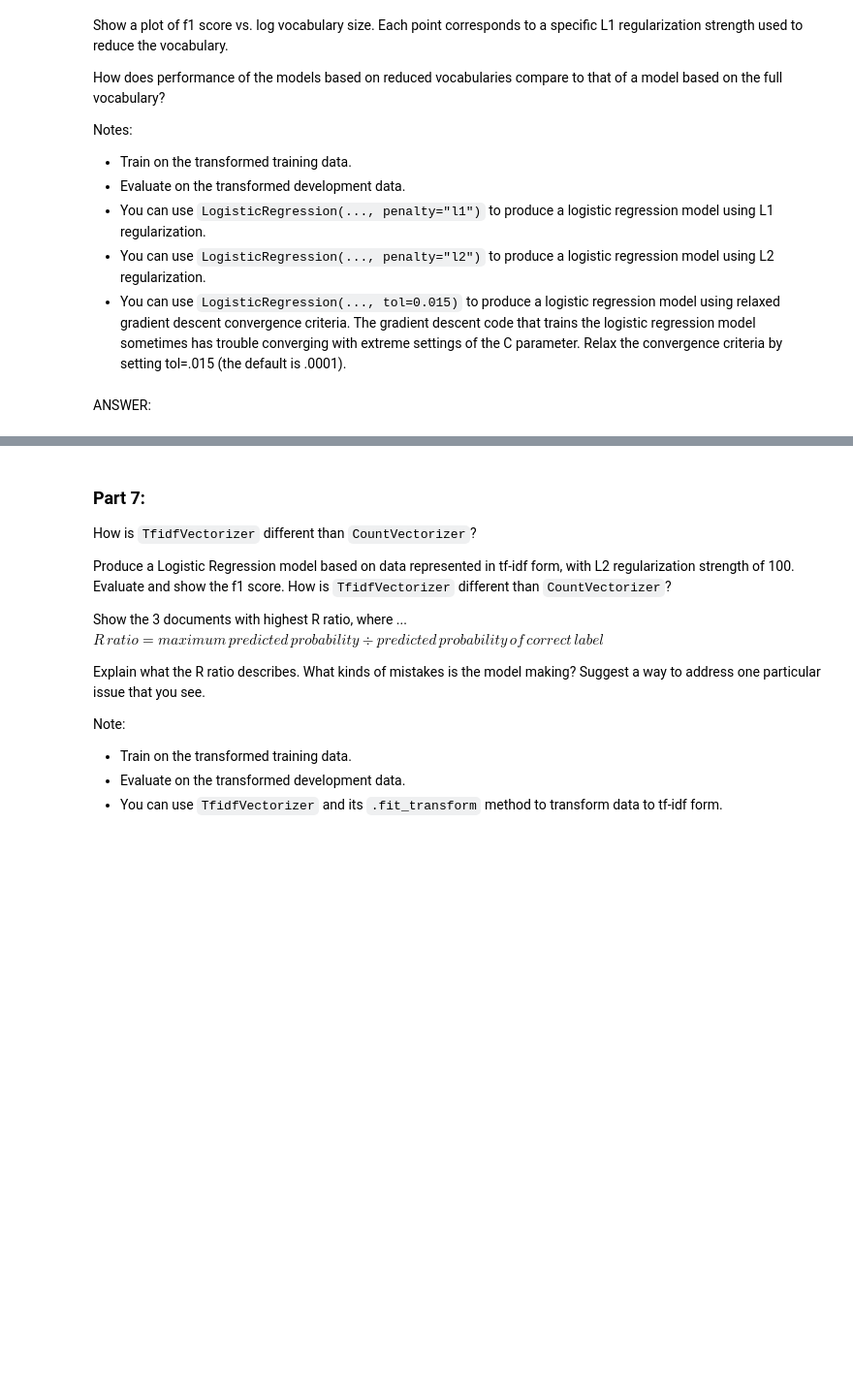
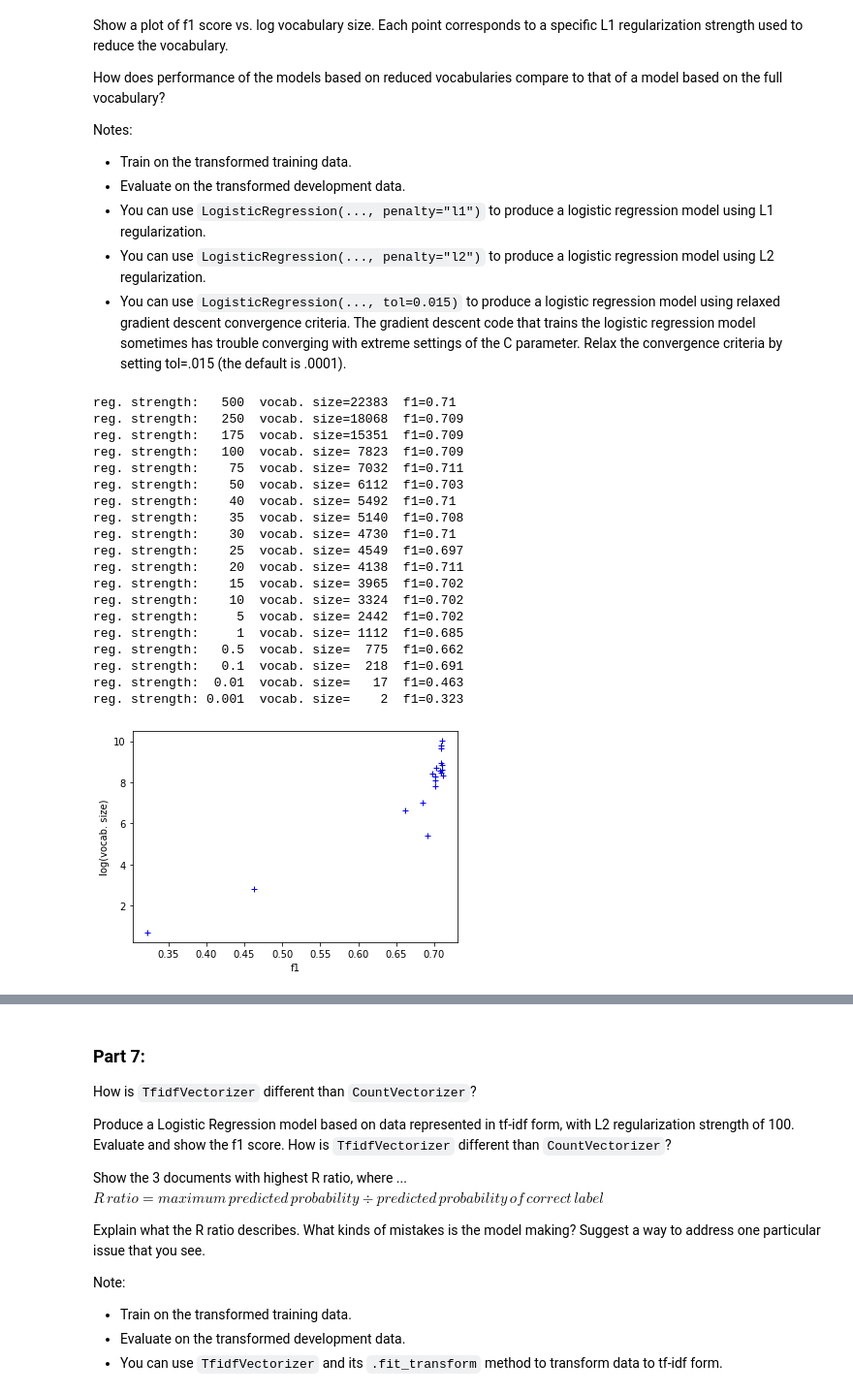
Before and after one commit to imander/w207, a Jupyter notebook: project2/ian_anderson_p2.ipynb, the cells around one changed output, grey strips where cells are left out. Shown: that part at 97% size. Cells and saved outputs as stored; diff of their text form; code cells hidden in the pictures; blank space fills up the shorter version.

```diff
--- a/project2/ian_anderson_p2.ipynb
+++ b/project2/ian_anderson_p2.ipynb
@@ -468,2 +598,77 @@ Notes:
-# %% [markdown]
-ANSWER:
+# %%
+def P6():
+    # Keep this random seed here to make comparison easier.
+    np.random.seed(0)
+
+    ### STUDENT START ###
+
+    # initialize a new vectorizer and transform training data
+    cv = CountVectorizer()
+    fv_train = cv.fit_transform(train_data)
+
+    # set some variables to use for plots
+    f1_vals = []
+    log_vocab = []
+
+    # Initialiaze strength values
+    strengths = [500, 250, 175, 100, 75, 50, 40, 35, 30, 25, 20, 15, 10, 5, 1, 0.5, 0.1, .01, .001]
+
+    # iterate through each stength value
+    for strength in strengths:
+
+        # Produce a Logistic Regression model using the L1 regularization strength.
+        l1 = LogisticRegression(C=strength, solver="liblinear", multi_class="auto", penalty="l1", tol=0.015)
+        l1.fit(fv_train, train_labels)
+
+        # Get features that have non-zero weights
+        nonzero_features = np.nonzero(l1.coef_)[1].tolist()
+        nonzero_unique = np.unique(nonzero_features).tolist()
+
+        # Extract vocab with nonzero features
+        new_vocab = np.array(cv.get_feature_names())[nonzero_unique]
+
+        # Produce a new Logistic Regression model using the reduced vocabulary and L2 regularization strength of 0.5.
+        cv2 = CountVectorizer(vocabulary=new_vocab)
+        fv_train2 = cv2.fit_transform(train_data)
+        l2 = LogisticRegression(C=0.5, solver="liblinear", multi_class="auto", penalty="l2")
+        l2.fit(fv_train2, train_labels)
+
+        fv_dev = cv2.transform(dev_data)
+        predicted = l2.predict(fv_dev)
+
+        # Evaluate and show the L1 regularization strength, vocabulary size, and f1 score associated with the new model.
+        f1 = metrics.f1_score(dev_labels, predicted, average='weighted')
+        print(f'reg. strength: {strength:5}  vocab. size={len(new_vocab):5}  f1={f1:.3}')
+        f1_vals.append(f1)
+        log_vocab.append(np.log(len(new_vocab)))
+
+    # Show a plot of f1 score vs. log vocabulary size.
+    # Each point corresponds to a specific L1 regularization strength used to reduce the vocabulary.
+    plt.plot(f1_vals, log_vocab, 'b+')
+    plt.xlabel('f1')
+    plt.ylabel('log(vocab. size)')
+
+    ### STUDENT END ###
+
+P6()
+# %% [output]
+reg. strength:   500  vocab. size=22383  f1=0.71
+reg. strength:   250  vocab. size=18068  f1=0.709
+reg. strength:   175  vocab. size=15351  f1=0.709
+reg. strength:   100  vocab. size= 7823  f1=0.709
+reg. strength:    75  vocab. size= 7032  f1=0.711
+reg. strength:    50  vocab. size= 6112  f1=0.703
+reg. strength:    40  vocab. size= 5492  f1=0.71
+reg. strength:    35  vocab. size= 5140  f1=0.708
+reg. strength:    30  vocab. size= 4730  f1=0.71
+reg. strength:    25  vocab. size= 4549  f1=0.697
+reg. strength:    20  vocab. size= 4138  f1=0.711
+reg. strength:    15  vocab. size= 3965  f1=0.702
+reg. strength:    10  vocab. size= 3324  f1=0.702
+reg. strength:     5  vocab. size= 2442  f1=0.702
+reg. strength:     1  vocab. size= 1112  f1=0.685
+reg. strength:   0.5  vocab. size=  775  f1=0.662
+reg. strength:   0.1  vocab. size=  218  f1=0.691
+reg. strength:  0.01  vocab. size=   17  f1=0.463
+reg. strength: 0.001  vocab. size=    2  f1=0.323
+[figure, added]
```
Also changed, not shown: parts of 17 cells of this notebook.
